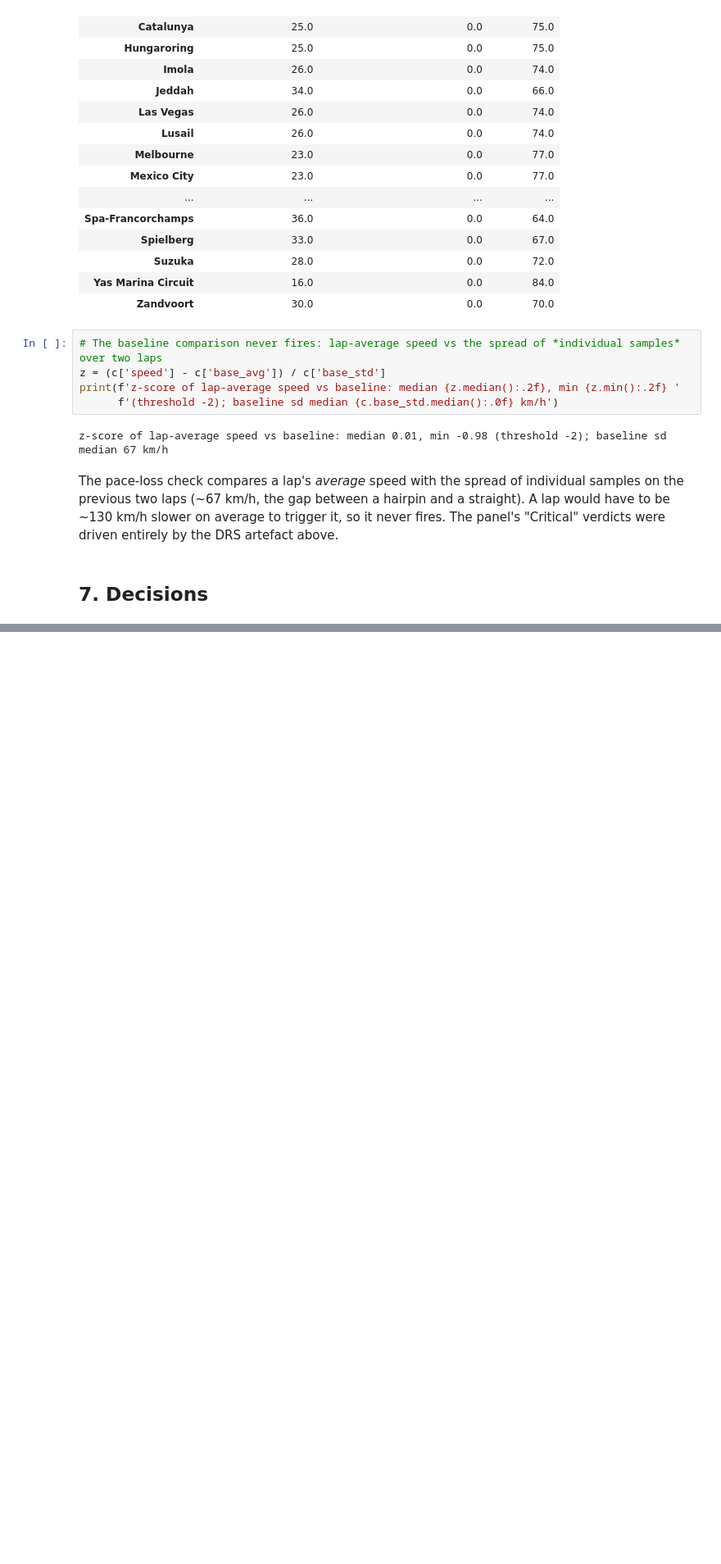
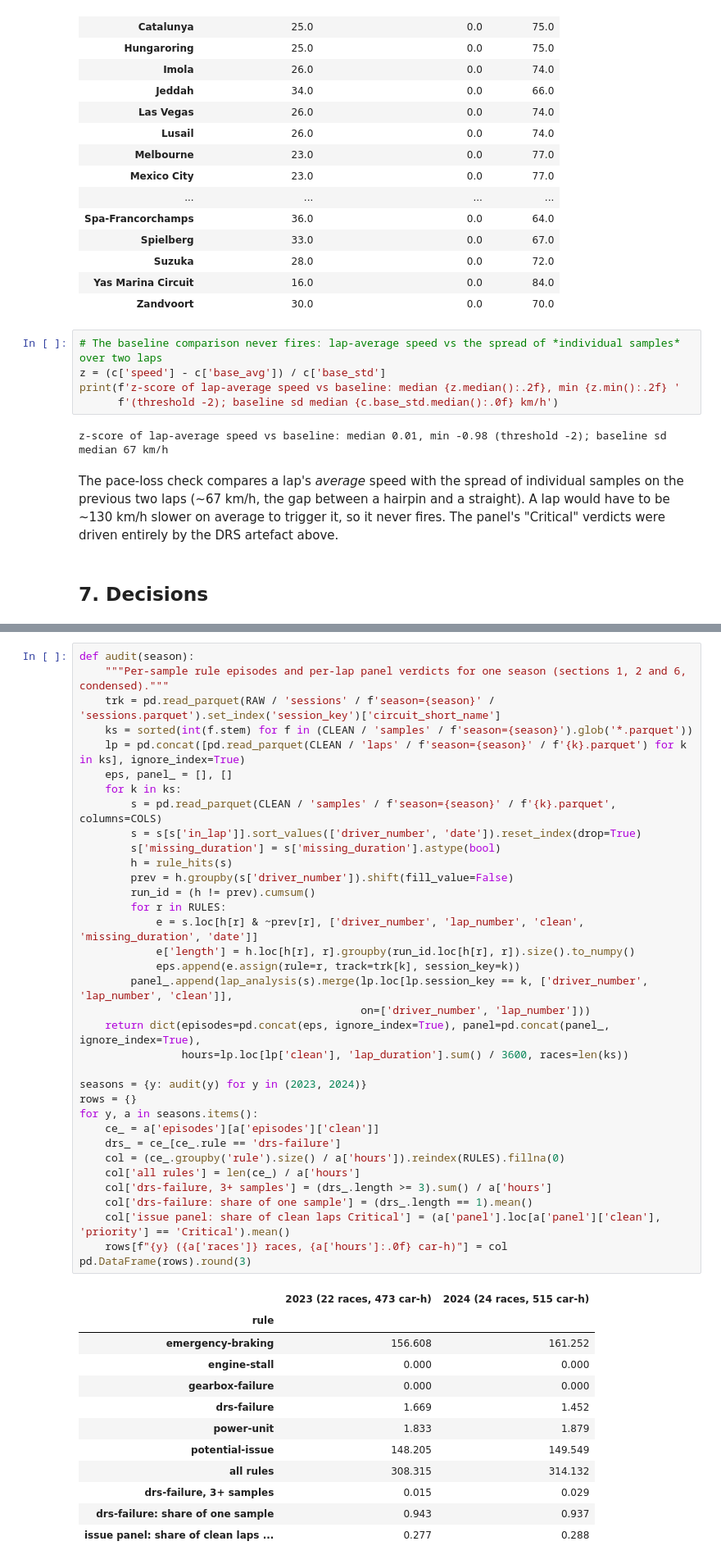
Before and after one commit to maiHydrogen/FW47, a Jupyter notebook: analysis/03_rule_audit.ipynb, the cells around one changed output, grey strips where cells are left out. Shown at 82% size. Cells and saved outputs as stored; diff of their text form; blank space fills up the shorter version.

```diff
--- a/analysis/03_rule_audit.ipynb
+++ b/analysis/03_rule_audit.ipynb
@@ -342,0 +346,48 @@ trigger it, so it never fires. The panel's "Critical" verdicts were driven entir
+# %%
+def audit(season):
+    """Per-sample rule episodes and per-lap panel verdicts for one season (sections 1, 2 and 6, condensed)."""
+    trk = pd.read_parquet(RAW / 'sessions' / f'season={season}' / 'sessions.parquet').set_index('session_key')['circuit_short_name']
+    ks = sorted(int(f.stem) for f in (CLEAN / 'samples' / f'season={season}').glob('*.parquet'))
+    lp = pd.concat([pd.read_parquet(CLEAN / 'laps' / f'season={season}' / f'{k}.parquet') for k in ks], ignore_index=True)
+    eps, panel_ = [], []
+    for k in ks:
+        s = pd.read_parquet(CLEAN / 'samples' / f'season={season}' / f'{k}.parquet', columns=COLS)
+        s = s[s['in_lap']].sort_values(['driver_number', 'date']).reset_index(drop=True)
+        s['missing_duration'] = s['missing_duration'].astype(bool)
+        h = rule_hits(s)
+        prev = h.groupby(s['driver_number']).shift(fill_value=False)
+        run_id = (h != prev).cumsum()
+        for r in RULES:
+            e = s.loc[h[r] & ~prev[r], ['driver_number', 'lap_number', 'clean', 'missing_duration', 'date']]
+            e['length'] = h.loc[h[r], r].groupby(run_id.loc[h[r], r]).size().to_numpy()
+            eps.append(e.assign(rule=r, track=trk[k], session_key=k))
+        panel_.append(lap_analysis(s).merge(lp.loc[lp.session_key == k, ['driver_number', 'lap_number', 'clean']],
+                                            on=['driver_number', 'lap_number']))
+    return dict(episodes=pd.concat(eps, ignore_index=True), panel=pd.concat(panel_, ignore_index=True),
+                hours=lp.loc[lp['clean'], 'lap_duration'].sum() / 3600, races=len(ks))
+
+seasons = {y: audit(y) for y in (2023, 2024)}
+rows = {}
+for y, a in seasons.items():
+    ce_ = a['episodes'][a['episodes']['clean']]
+    drs_ = ce_[ce_.rule == 'drs-failure']
+    col = (ce_.groupby('rule').size() / a['hours']).reindex(RULES).fillna(0)
+    col['all rules'] = len(ce_) / a['hours']
+    col['drs-failure, 3+ samples'] = (drs_.length >= 3).sum() / a['hours']
+    col['drs-failure: share of one sample'] = (drs_.length == 1).mean()
+    col['issue panel: share of clean laps Critical'] = (a['panel'].loc[a['panel']['clean'], 'priority'] == 'Critical').mean()
+    rows[f"{y} ({a['races']} races, {a['hours']:.0f} car-h)"] = col
+pd.DataFrame(rows).round(3)
+# %% [output]
+|  | 2023 (22 races, 473 car-h) | 2024 (24 races, 515 car-h) |
+| rule |  |  |
+| emergency-braking | 156.608 | 161.252 |
+| engine-stall | 0.000 | 0.000 |
+| gearbox-failure | 0.000 | 0.000 |
+| drs-failure | 1.669 | 1.452 |
+| power-unit | 1.833 | 1.879 |
+| potential-issue | 148.205 | 149.549 |
+| all rules | 308.315 | 314.132 |
+| drs-failure, 3+ samples | 0.015 | 0.029 |
+| drs-failure: share of one sample | 0.943 | 0.937 |
+| issue panel: share of clean laps ... | 0.277 | 0.288 |
```
Also changed, not shown: parts of 8 cells of this notebook, 30 other files.
